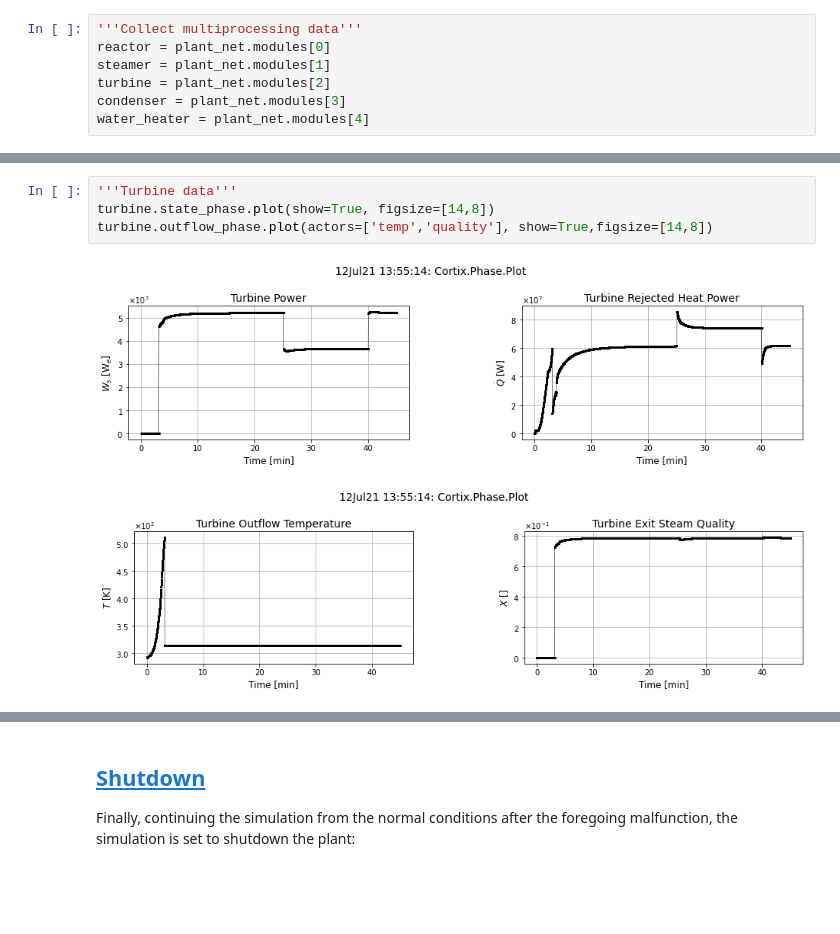
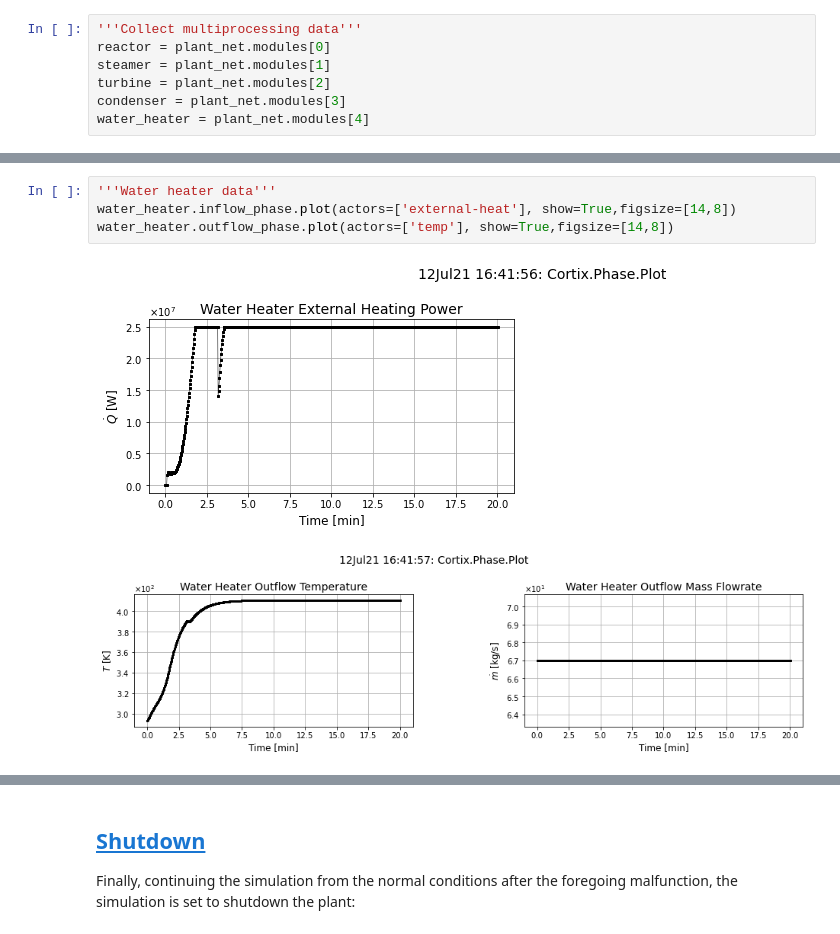
Before and after one commit to dpploy/scipy-2021, a Jupyter notebook: poster.ipynb, the cells around one changed output, grey strips where cells are left out. Drawn from its saved outputs; the diff is of its cells as text; blank space fills up the shorter version.

Commit message:
Better plots

```diff
--- a/poster.ipynb
+++ b/poster.ipynb
@@ -737,7 +716,7 @@ reactor.coolant_outflow_phase.plot(actors=['temp','flowrate'], show=True,figsize
 # %%
-'''Turbine data'''
-turbine.state_phase.plot(show=True, figsize=[14,8])
-turbine.outflow_phase.plot(actors=['temp','quality'], show=True,figsize=[14,8])
+'''Water heater data'''
+water_heater.inflow_phase.plot(actors=['external-heat'], show=True,figsize=[14,8])
+water_heater.outflow_phase.plot(actors=['temp'], show=True,figsize=[14,8])
 # %% [output]
-[figure, old version]
+[figure, new version]
-[figure, old version]
+[figure, new version]
```
Also changed, not shown: parts of 15 cells of this notebook.
